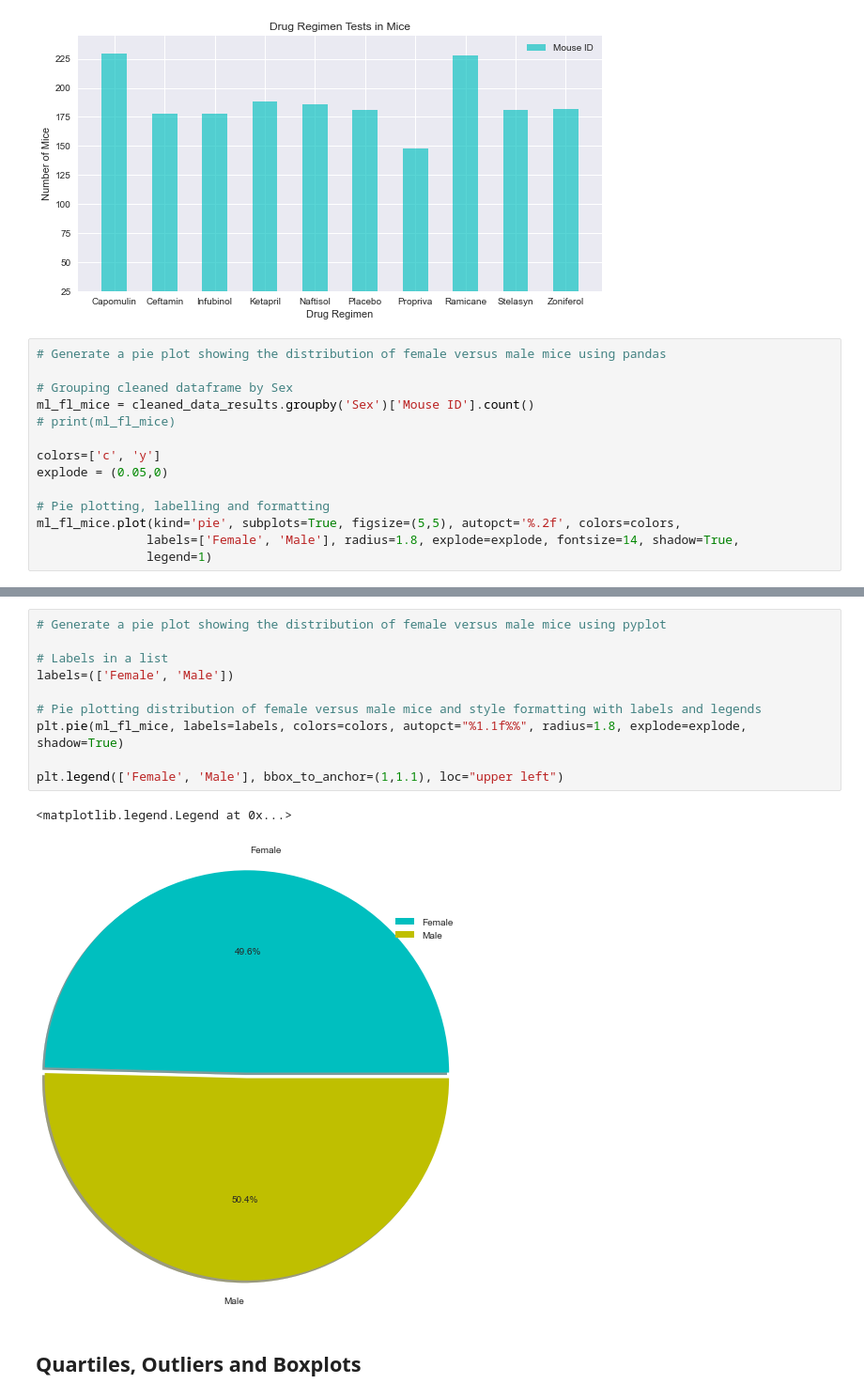
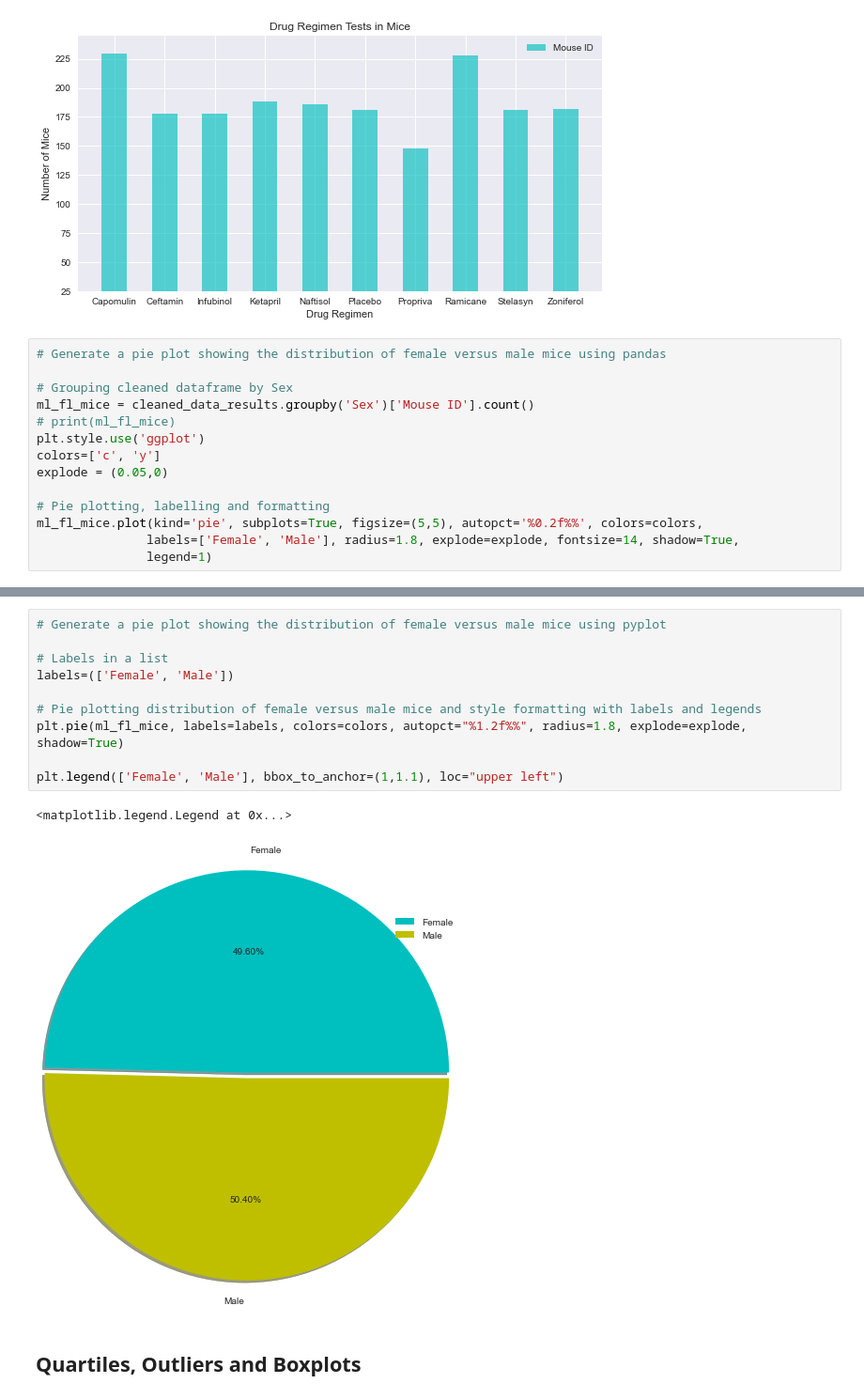
Before and after one commit to SoniMohandas/The_Power_of_Plots, a Jupyter notebook: Pharmaceuticals/pymaceuticals_starter.ipynb, the cells around one changed output, grey strips where cells are left out. Shown: that part at 94% size. Saved outputs shown, nothing was run; the diff lists cells and outputs as text.

```diff
--- a/Pharmaceuticals/pymaceuticals_starter.ipynb
+++ b/Pharmaceuticals/pymaceuticals_starter.ipynb
@@ -304,12 +304,12 @@ plt.legend(['Mouse ID'])
 # Grouping cleaned dataframe by Sex
 ml_fl_mice = cleaned_data_results.groupby('Sex')['Mouse ID'].count()
 # print(ml_fl_mice)
-
+plt.style.use('ggplot')
 colors=['c', 'y']
 explode = (0.05,0)
 
 # Pie plotting, labelling and formatting
-ml_fl_mice.plot(kind='pie', subplots=True, figsize=(5,5), autopct='%.2f', colors=colors,
+ml_fl_mice.plot(kind='pie', subplots=True, figsize=(5,5), autopct='%0.2f%%', colors=colors,
                labels=['Female', 'Male'], radius=1.8, explode=explode, fontsize=14, shadow=True,
                legend=1)
 # %% [output]
@@ -318,16 +318,16 @@ array([<AxesSubplot:ylabel='Mouse ID'>], dtype=object)
 # %%
 # Generate a pie plot showing the distribution of female versus male mice using pyplot
 
 # Labels in a list
 labels=(['Female', 'Male'])
 
 # Pie plotting distribution of female versus male mice and style formatting with labels and legends
-plt.pie(ml_fl_mice, labels=labels, colors=colors, autopct="%1.1f%%", radius=1.8, explode=explode, shadow=True)
+plt.pie(ml_fl_mice, labels=labels, colors=colors, autopct="%1.2f%%", radius=1.8, explode=explode, shadow=True)
 
 plt.legend(['Female', 'Male'], bbox_to_anchor=(1,1.1), loc="upper left")
 # %% [output]
 <matplotlib.legend.Legend at 0x...>
-[figure, old version]
+[figure, new version]
 # %% [markdown]
 ## Quartiles, Outliers and Boxplots
 # %%
```
Also changed, not shown: parts of 1 cell of this notebook.
